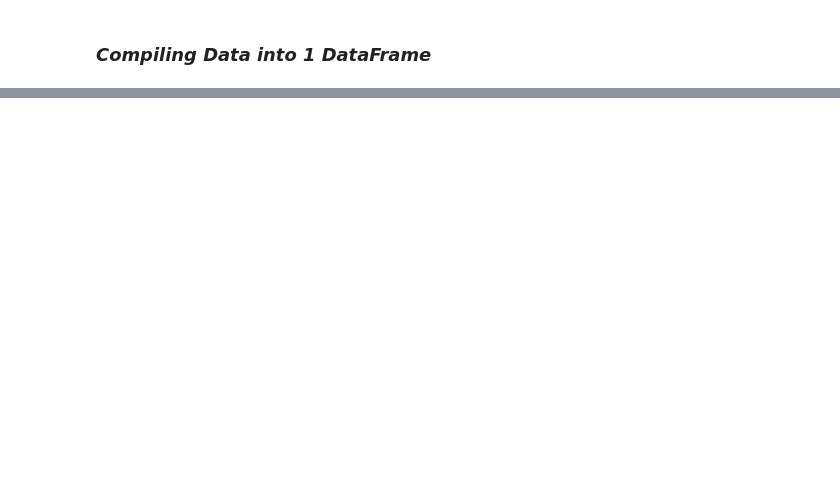
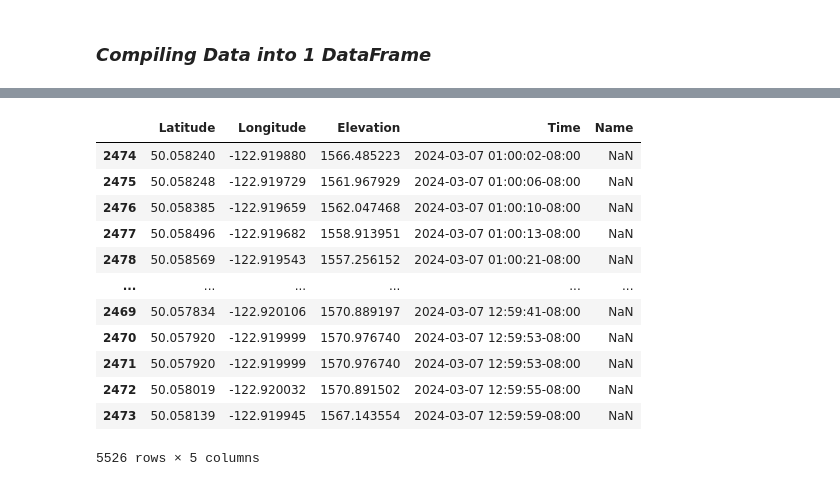
Before and after one commit to joshwinnes11/Project2, a Jupyter notebook: Project2(Josh).ipynb, the cells around one changed output, grey strips where cells are left out. Drawn from its saved outputs; the diff is of its cells as text; code cells hidden in the pictures; blank space fills up the shorter version.

```diff
--- a/Project2(Josh).ipynb
+++ b/Project2(Josh).ipynb
@@ -98,0 +155,16 @@ df_josh_kmz
+# %%
+df_josh_gpx.sort_values(by='Time')
+# %% [output]
+|  | Latitude | Longitude | Elevation | Time | Name |
+| 2474 | 50.058240 | -122.919880 | 1566.485223 | 2024-03-07 01:00:02-08:00 | NaN |
+| 2475 | 50.058248 | -122.919729 | 1561.967929 | 2024-03-07 01:00:06-08:00 | NaN |
+| 2476 | 50.058385 | -122.919659 | 1562.047468 | 2024-03-07 01:00:10-08:00 | NaN |
+| 2477 | 50.058496 | -122.919682 | 1558.913951 | 2024-03-07 01:00:13-08:00 | NaN |
+| 2478 | 50.058569 | -122.919543 | 1557.256152 | 2024-03-07 01:00:21-08:00 | NaN |
+| ... | ... | ... | ... | ... | ... |
+| 2469 | 50.057834 | -122.920106 | 1570.889197 | 2024-03-07 12:59:41-08:00 | NaN |
+| 2470 | 50.057920 | -122.919999 | 1570.976740 | 2024-03-07 12:59:53-08:00 | NaN |
+| 2471 | 50.057920 | -122.919999 | 1570.976740 | 2024-03-07 12:59:53-08:00 | NaN |
+| 2472 | 50.058019 | -122.920032 | 1570.891502 | 2024-03-07 12:59:55-08:00 | NaN |
+| 2473 | 50.058139 | -122.919945 | 1567.143554 | 2024-03-07 12:59:59-08:00 | NaN |
+5526 rows × 5 columns
```
Also changed, not shown: parts of 11 cells of this notebook.
